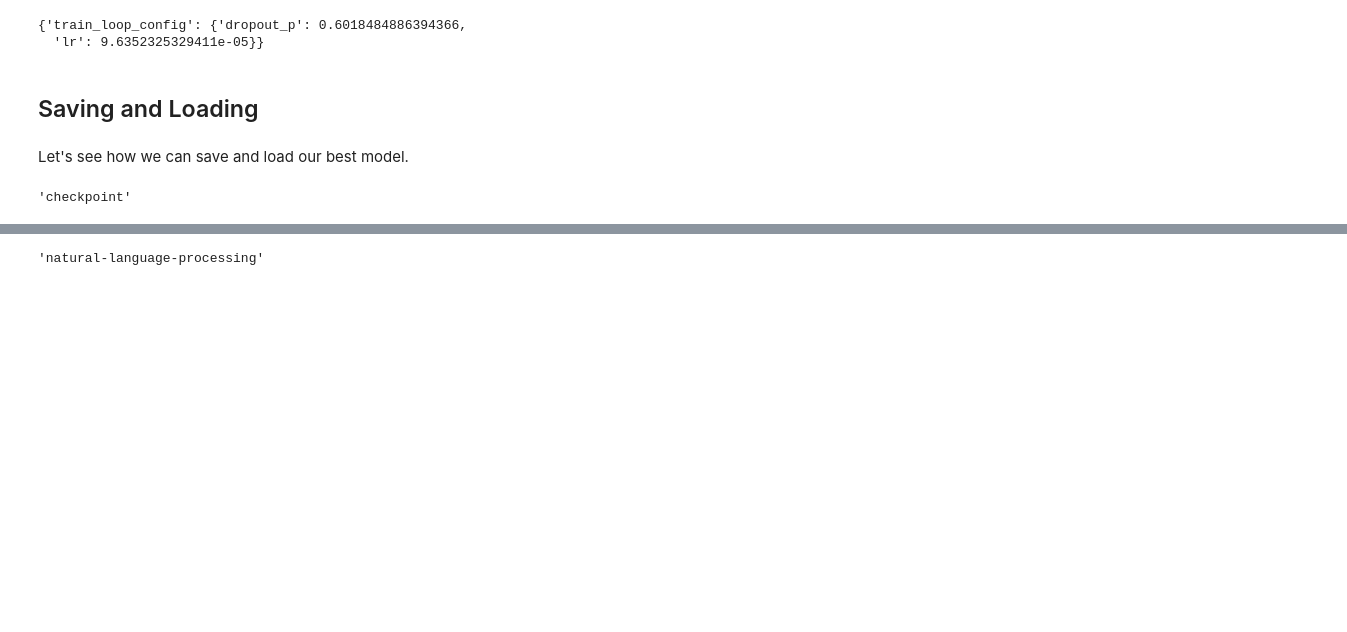
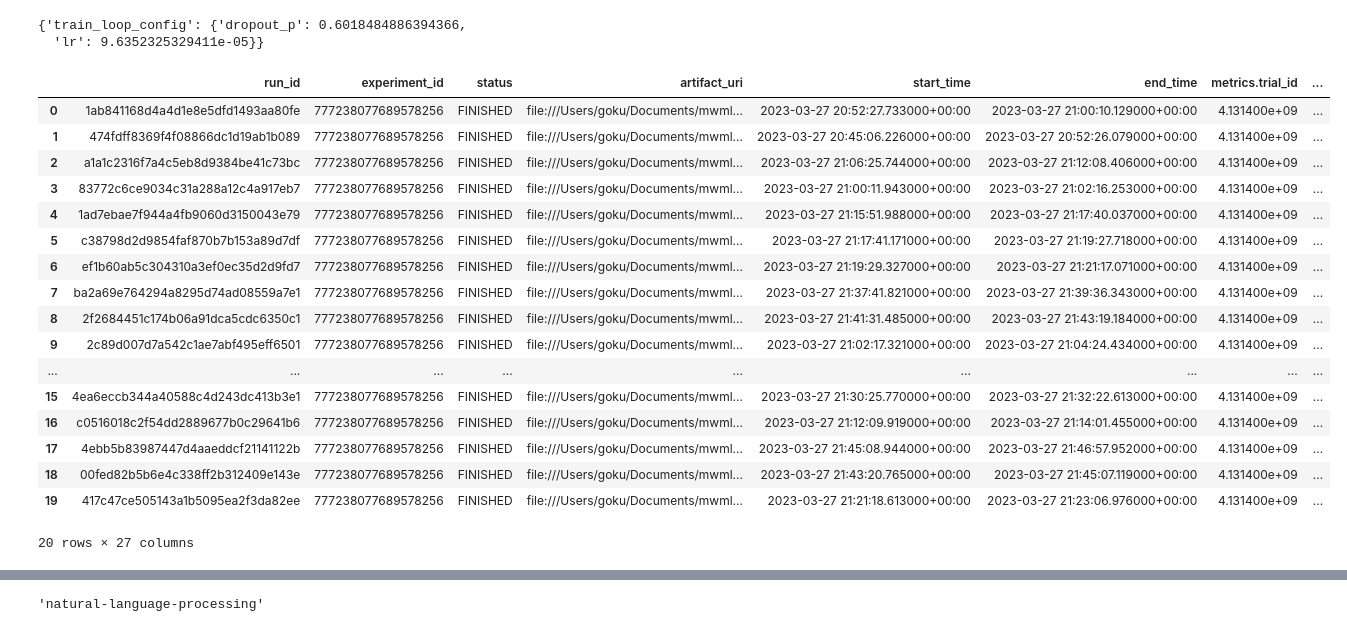
Before and after one commit to anyscale/Made-With-ML, a Jupyter notebook: finetune_LLM_Ray.ipynb, the cells around one changed output, grey strips where cells are left out. Saved outputs shown, nothing was run; the diff lists cells and outputs as text; code cells hidden in the pictures; blank space fills up the shorter version.

```diff
--- a/finetune_LLM_Ray.ipynb
+++ b/finetune_LLM_Ray.ipynb
@@ -1728,14 +1956,3 @@ best_trial.config
 # %% [output]
 {'train_loop_config': {'dropout_p': 0.6018484886394366,
   'lr': 9.6352325329411e-05}}
-# %% [markdown]
-## Saving and Loading
-# %% [markdown]
-Let's see how we can save and load our best model.
-# %%
-# Write best result's checkpoint to directory
-checkpoint_dir = "checkpoint"
-best_checkpoint = best_trial.best_checkpoints[0][0]
-best_checkpoint.to_directory(path=checkpoint_dir)
-# %% [output]
-'checkpoint'
@@ -1744,0 +1959,24 @@ best_checkpoint = Checkpoint.from_directory(path=checkpoint_dir)
+# %%
+# Sorted runs
+experiment_id = mlflow.get_experiment_by_name(experiment_name).experiment_id
+sorted_runs = mlflow.search_runs(experiment_ids=experiment_id, order_by=["metrics.val_loss ASC"])
+sorted_runs
+# %% [output]
+|  | run_id | experiment_id | status | artifact_uri | start_time | end_time | metrics.trial_id | ... |
+| 0 | 1ab841168d4a4d1e8e5dfd1493aa80fe | 777238077689578256 | FINISHED | file:///Users/goku/Documents/mwml... | 2023-03-27 20:52:27.733000+00:00 | 2023-03-27 21:00:10.129000+00:00 | 4.131400e+09 | ... |
+| 1 | 474fdff8369f4f08866dc1d19ab1b089 | 777238077689578256 | FINISHED | file:///Users/goku/Documents/mwml... | 2023-03-27 20:45:06.226000+00:00 | 2023-03-27 20:52:26.079000+00:00 | 4.131400e+09 | ... |
+| 2 | a1a1c2316f7a4c5eb8d9384be41c73bc | 777238077689578256 | FINISHED | file:///Users/goku/Documents/mwml... | 2023-03-27 21:06:25.744000+00:00 | 2023-03-27 21:12:08.406000+00:00 | 4.131400e+09 | ... |
+| 3 | 83772c6ce9034c31a288a12c4a917eb7 | 777238077689578256 | FINISHED | file:///Users/goku/Documents/mwml... | 2023-03-27 21:00:11.943000+00:00 | 2023-03-27 21:02:16.253000+00:00 | 4.131400e+09 | ... |
+| 4 | 1ad7ebae7f944a4fb9060d3150043e79 | 777238077689578256 | FINISHED | file:///Users/goku/Documents/mwml... | 2023-03-27 21:15:51.988000+00:00 | 2023-03-27 21:17:40.037000+00:00 | 4.131400e+09 | ... |
+| 5 | c38798d2d9854faf870b7b153a89d7df | 777238077689578256 | FINISHED | file:///Users/goku/Documents/mwml... | 2023-03-27 21:17:41.171000+00:00 | 2023-03-27 21:19:27.718000+00:00 | 4.131400e+09 | ... |
+| 6 | ef1b60ab5c304310a3ef0ec35d2d9fd7 | 777238077689578256 | FINISHED | file:///Users/goku/Documents/mwml... | 2023-03-27 21:19:29.327000+00:00 | 2023-03-27 21:21:17.071000+00:00 | 4.131400e+09 | ... |
+| 7 | ba2a69e764294a8295d74ad08559a7e1 | 777238077689578256 | FINISHED | file:///Users/goku/Documents/mwml... | 2023-03-27 21:37:41.821000+00:00 | 2023-03-27 21:39:36.343000+00:00 | 4.131400e+09 | ... |
+| 8 | 2f2684451c174b06a91dca5cdc6350c1 | 777238077689578256 | FINISHED | file:///Users/goku/Documents/mwml... | 2023-03-27 21:41:31.485000+00:00 | 2023-03-27 21:43:19.184000+00:00 | 4.131400e+09 | ... |
+| 9 | 2c89d007d7a542c1ae7abf495eff6501 | 777238077689578256 | FINISHED | file:///Users/goku/Documents/mwml... | 2023-03-27 21:02:17.321000+00:00 | 2023-03-27 21:04:24.434000+00:00 | 4.131400e+09 | ... |
+| ... | ... | ... | ... | ... | ... | ... | ... | ... |
+| 15 | 4ea6eccb344a40588c4d243dc413b3e1 | 777238077689578256 | FINISHED | file:///Users/goku/Documents/mwml... | 2023-03-27 21:30:25.770000+00:00 | 2023-03-27 21:32:22.613000+00:00 | 4.131400e+09 | ... |
+| 16 | c0516018c2f54dd2889677b0c29641b6 | 777238077689578256 | FINISHED | file:///Users/goku/Documents/mwml... | 2023-03-27 21:12:09.919000+00:00 | 2023-03-27 21:14:01.455000+00:00 | 4.131400e+09 | ... |
+| 17 | 4ebb5b83987447d4aaeddcf21141122b | 777238077689578256 | FINISHED | file:///Users/goku/Documents/mwml... | 2023-03-27 21:45:08.944000+00:00 | 2023-03-27 21:46:57.952000+00:00 | 4.131400e+09 | ... |
+| 18 | 00fed82b5b6e4c338ff2b312409e143e | 777238077689578256 | FINISHED | file:///Users/goku/Documents/mwml... | 2023-03-27 21:43:20.765000+00:00 | 2023-03-27 21:45:07.119000+00:00 | 4.131400e+09 | ... |
+| 19 | 417c47ce505143a1b5095ea2f3da82ee | 777238077689578256 | FINISHED | file:///Users/goku/Documents/mwml... | 2023-03-27 21:21:18.613000+00:00 | 2023-03-27 21:23:06.976000+00:00 | 4.131400e+09 | ... |
+20 rows × 27 columns
```
Also changed, not shown: parts of 59 cells of this notebook, 2 other files.
